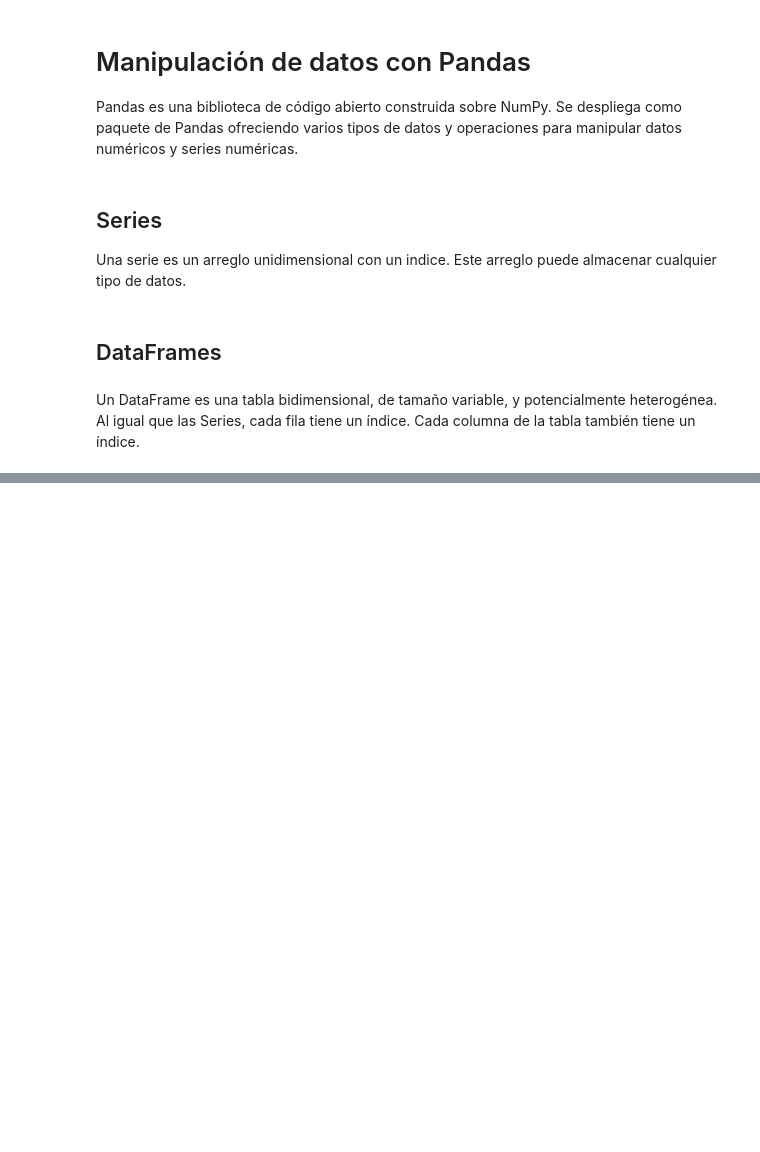
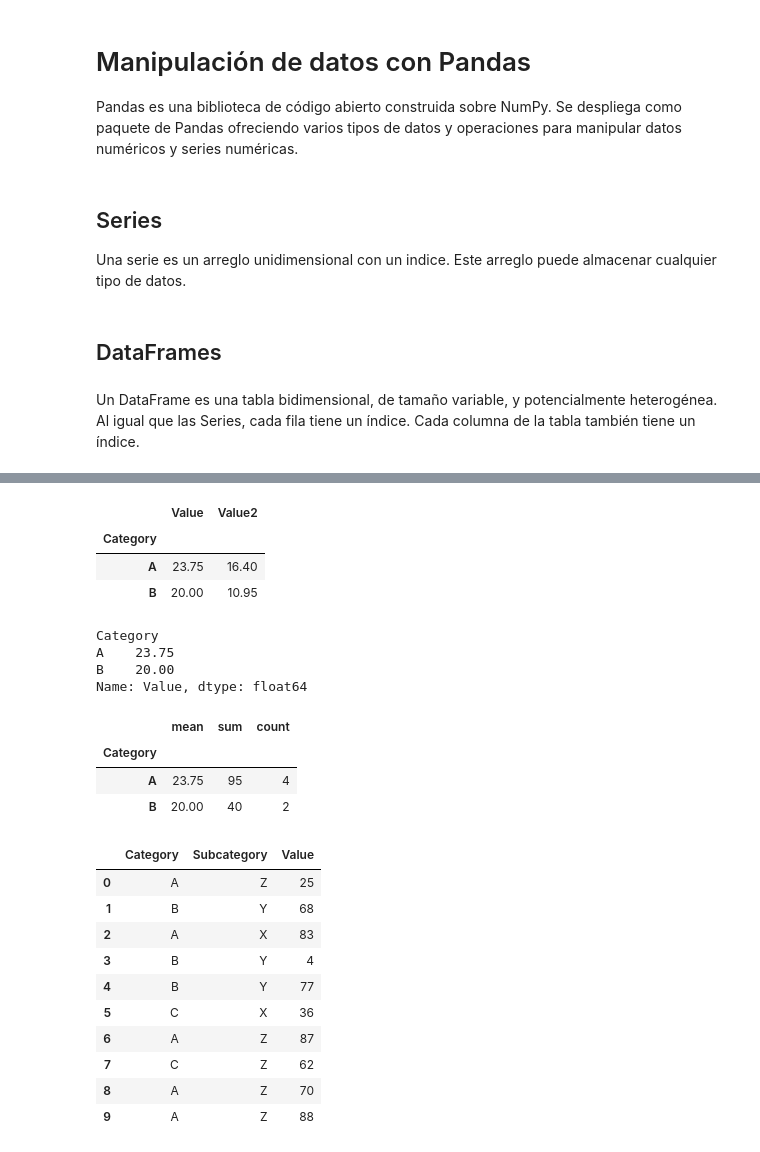
Before and after one commit to herrmilt/MLPython2023Lectures, a Jupyter notebook: lecture06_pandas/pandas_intro.ipynb, the cells around one changed output, grey strips where cells are left out. Saved outputs shown, nothing was run; the diff lists cells and outputs as text; code cells hidden in the pictures; blank space fills up the shorter version.

```diff
--- a/lecture06_pandas/pandas_intro.ipynb
+++ b/lecture06_pandas/pandas_intro.ipynb
@@ -338,0 +235,47 @@ plt.show()
+# %%
+# Grouping by 'Category'
+df.groupby('Category').mean()
+# %% [output]
+|  | Value | Value2 |
+| Category |  |  |
+| A | 23.75 | 16.40 |
+| B | 20.00 | 10.95 |
+# %%
+# Getting only on 'Value'
+df.groupby('Category')['Value'].mean()
+# %% [output]
+Category
+A    23.75
+B    20.00
+Name: Value, dtype: float64
+# %%
+# Applying multiple aggregation functions to the grouped data
+df.groupby('Category')['Value'].agg(['mean', 'sum', 'count'])
+# %% [output]
+|  | mean | sum | count |
+| Category |  |  |  |
+| A | 23.75 | 95 | 4 |
+| B | 20.00 | 40 | 2 |
+# %%
+# To group on more columns, lets create a larger dataframe
+np.random.seed(0)
+n = 100
+data = {
+    'Category': np.random.choice(['A', 'B', 'C'], size=n),
+    'Subcategory': np.random.choice(['X', 'Y', 'Z'], size=n),
+    'Value': np.random.randint(1, 101, size=n)
+}
+df = pd.DataFrame(data)
+df.head(10)
+# %% [output]
+|  | Category | Subcategory | Value |
+| 0 | A | Z | 25 |
+| 1 | B | Y | 68 |
+| 2 | A | X | 83 |
+| 3 | B | Y | 4 |
+| 4 | B | Y | 77 |
+| 5 | C | X | 36 |
+| 6 | A | Z | 87 |
+| 7 | C | Z | 62 |
+| 8 | A | Z | 70 |
+| 9 | A | Z | 88 |
```
Also changed, not shown: parts of 108 cells of this notebook, 4 other files.
